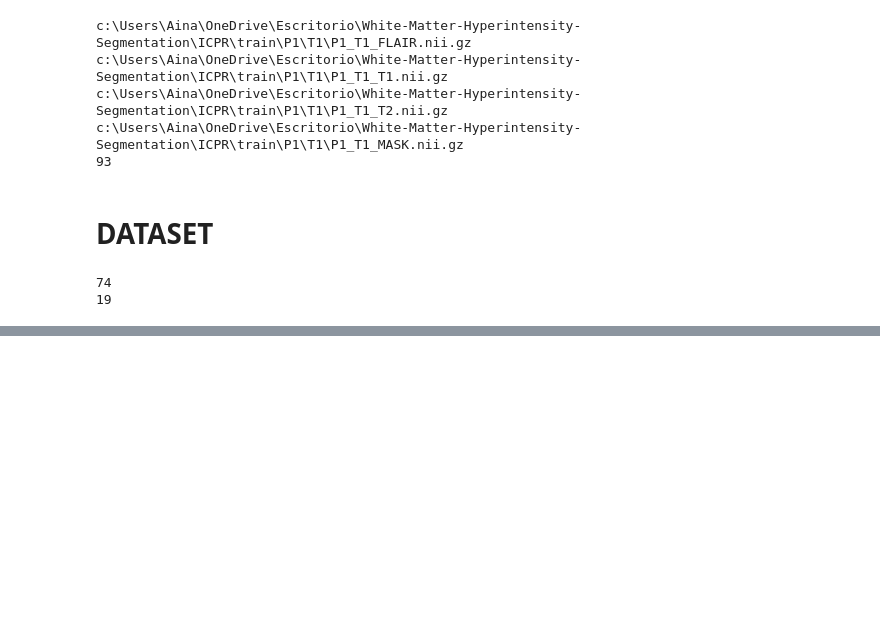
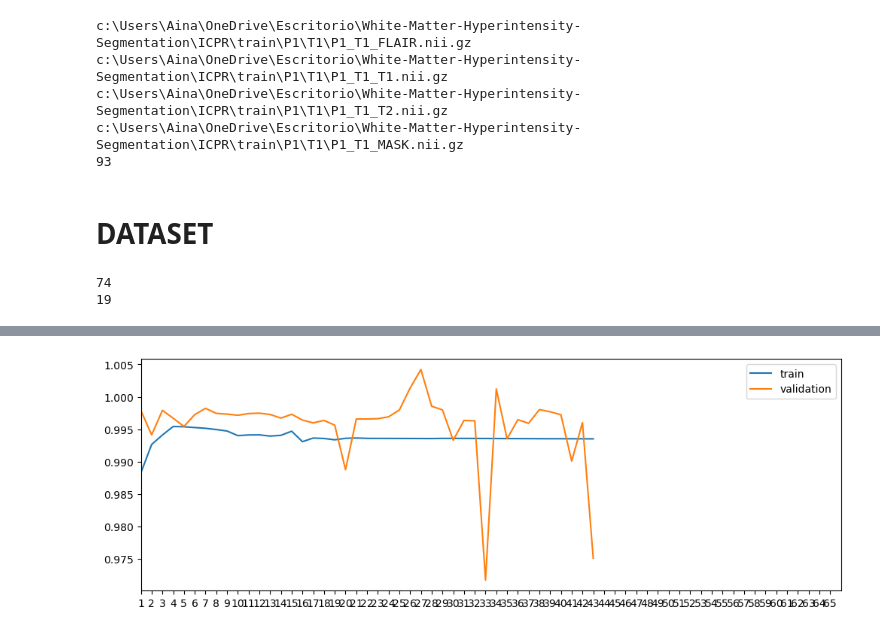
Before and after one commit to AinaT9/White-Matter-Hyperintensity-Segmentation, a Jupyter notebook: 3D/ICPREntrenamiento3DUNET.ipynb, the cells around one changed output, grey strips where cells are left out. Drawn from its saved outputs; the diff is of its cells as text; code cells hidden in the pictures; blank space fills up the shorter version.

```diff
--- a/3D/ICPREntrenamiento3DUNET.ipynb
+++ b/3D/ICPREntrenamiento3DUNET.ipynb
@@ -123,0 +163,4 @@ TypeError: Input image tensor permitted channel values are [1, 3], but found 182
+# %%
+traintestpipeline(65,optimizer,criterion,1000,"PRUEBAICPR.pt")
+# %% [output]
+[figure, added]
```
Also changed, not shown: parts of 22 cells of this notebook, 3 other files.
